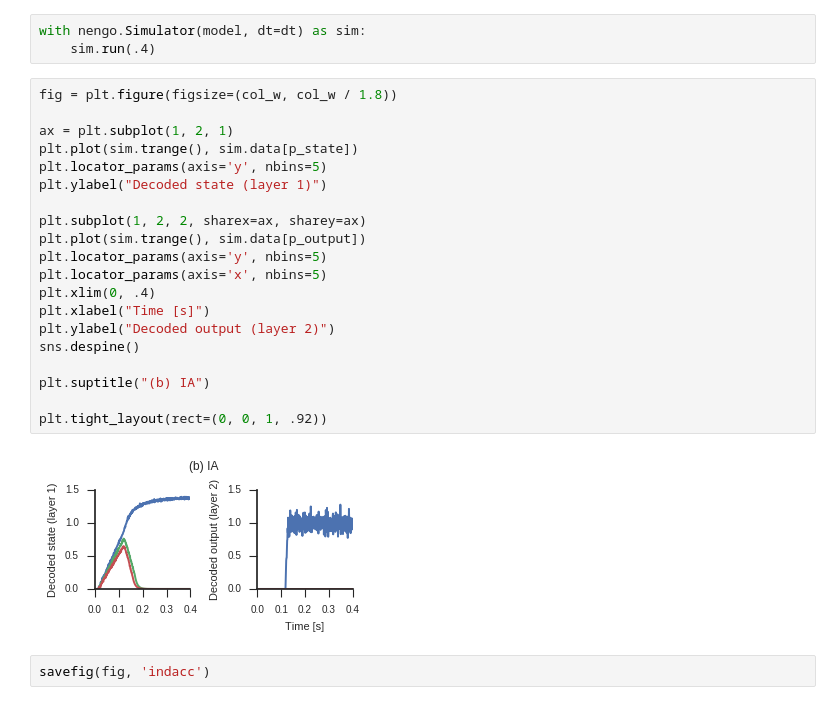
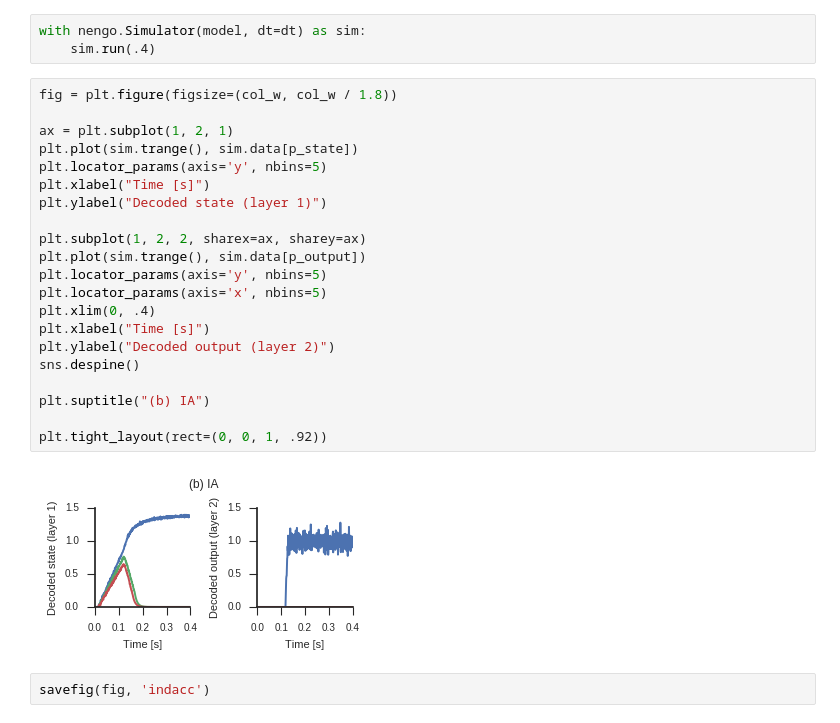
Before and after one commit to ctn-waterloo/cogsci17-decide, a Jupyter notebook: notebooks/Model dynamics examples.ipynb, the cells around one changed output. Drawn from its saved outputs; the diff is of its cells as text.

Commit message:
Fix missing time label.

```diff
--- a/notebooks/Model dynamics examples.ipynb
+++ b/notebooks/Model dynamics examples.ipynb
@@ -63,25 +63,26 @@ with nengo.Simulator(model, dt=dt) as sim:
 # %%
 fig = plt.figure(figsize=(col_w, col_w / 1.8))
 
 ax = plt.subplot(1, 2, 1)
 plt.plot(sim.trange(), sim.data[p_state])
 plt.locator_params(axis='y', nbins=5)
+plt.xlabel("Time [s]")
 plt.ylabel("Decoded state (layer 1)")
 
 plt.subplot(1, 2, 2, sharex=ax, sharey=ax)
 plt.plot(sim.trange(), sim.data[p_output])
 plt.locator_params(axis='y', nbins=5)
 plt.locator_params(axis='x', nbins=5)
 plt.xlim(0, .4)
 plt.xlabel("Time [s]")
 plt.ylabel("Decoded output (layer 2)")
 sns.despine()
 
 plt.suptitle("(b) IA")
 
 plt.tight_layout(rect=(0, 0, 1, .92))
 # %% [output]
-[figure, old version]
+[figure, new version]
 # %%
 savefig(fig, 'indacc')
 # %% [markdown]
```
Also changed, not shown: 3 other files.
